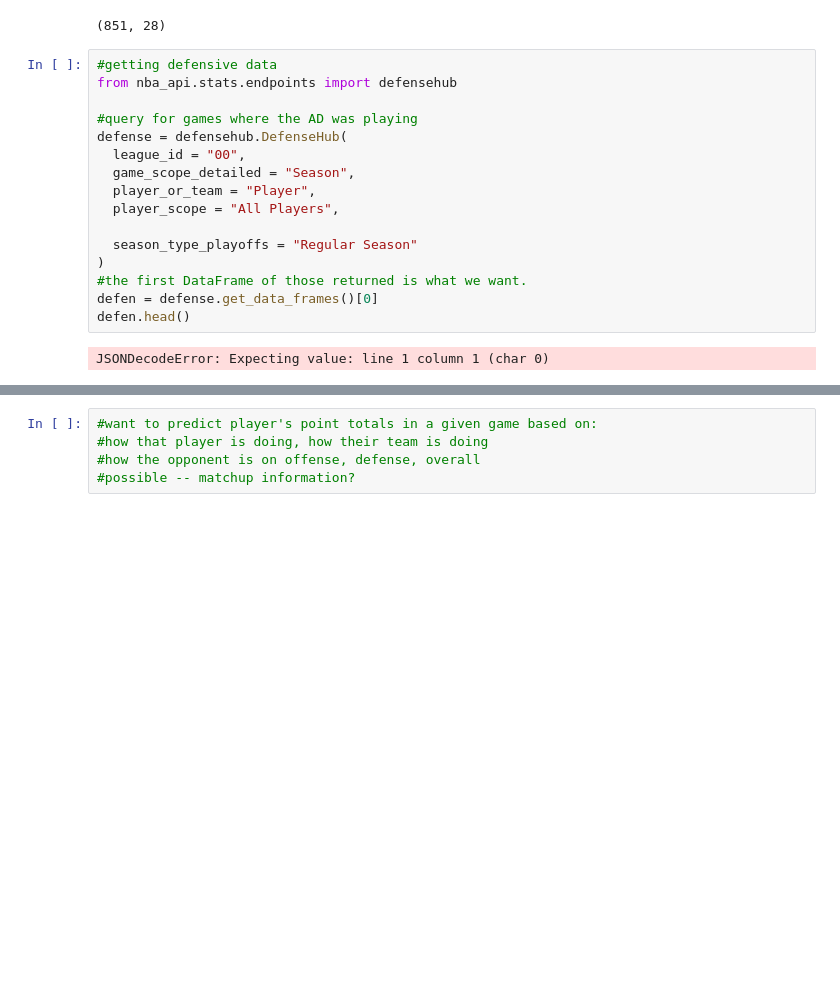
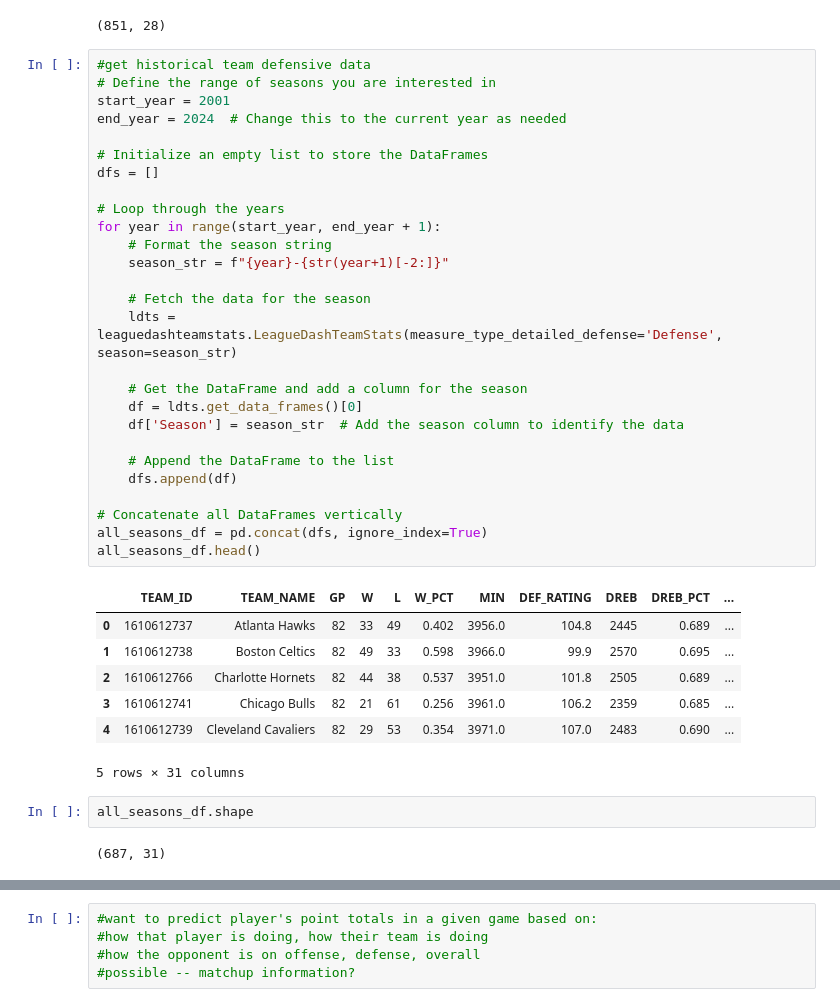
Before and after one commit to Willemluyten3/playermodels, a Jupyter notebook: nba_api_intro.ipynb, the cells around one changed output, grey strips where cells are left out. Cells and saved outputs as stored; diff of their text form; blank space fills up the shorter version.

Commit message:
merging datasets for player prop time series prediction

```diff
--- a/nba_api_intro.ipynb
+++ b/nba_api_intro.ipynb
@@ -87,21 +91,42 @@ games.head()
 games.shape
 # %% [output]
 (851, 28)
-# %%
-#getting defensive data
-from nba_api.stats.endpoints import defensehub
-
-#query for games where the AD was playing
-defense = defensehub.DefenseHub(
-  league_id = "00",
-  game_scope_detailed = "Season",
-  player_or_team = "Player",
-  player_scope = "All Players",
-
-  season_type_playoffs = "Regular Season"
-)
-#the first DataFrame of those returned is what we want.
-defen = defense.get_data_frames()[0]
-defen.head()
-# %% [output]
-JSONDecodeError: Expecting value: line 1 column 1 (char 0)
+# %%
+#get historical team defensive data
+# Define the range of seasons you are interested in
+start_year = 2001
+end_year = 2024  # Change this to the current year as needed
+
+# Initialize an empty list to store the DataFrames
+dfs = []
+
+# Loop through the years
+for year in range(start_year, end_year + 1):
+    # Format the season string
+    season_str = f"{year}-{str(year+1)[-2:]}"
+
+    # Fetch the data for the season
+    ldts = leaguedashteamstats.LeagueDashTeamStats(measure_type_detailed_defense='Defense', season=season_str)
+
+    # Get the DataFrame and add a column for the season
+    df = ldts.get_data_frames()[0]
+    df['Season'] = season_str  # Add the season column to identify the data
+
+    # Append the DataFrame to the list
+    dfs.append(df)
+
+# Concatenate all DataFrames vertically
+all_seasons_df = pd.concat(dfs, ignore_index=True)
+all_seasons_df.head()
+# %% [output]
+|  | TEAM_ID | TEAM_NAME | GP | W | L | W_PCT | MIN | DEF_RATING | DREB | DREB_PCT | ... |
+| 0 | 1610612737 | Atlanta Hawks | 82 | 33 | 49 | 0.402 | 3956.0 | 104.8 | 2445 | 0.689 | ... |
+| 1 | 1610612738 | Boston Celtics | 82 | 49 | 33 | 0.598 | 3966.0 | 99.9 | 2570 | 0.695 | ... |
+| 2 | 1610612766 | Charlotte Hornets | 82 | 44 | 38 | 0.537 | 3951.0 | 101.8 | 2505 | 0.689 | ... |
+| 3 | 1610612741 | Chicago Bulls | 82 | 21 | 61 | 0.256 | 3961.0 | 106.2 | 2359 | 0.685 | ... |
+| 4 | 1610612739 | Cleveland Cavaliers | 82 | 29 | 53 | 0.354 | 3971.0 | 107.0 | 2483 | 0.690 | ... |
+5 rows × 31 columns
+# %%
+all_seasons_df.shape
+# %% [output]
+(687, 31)
```
Also changed, not shown: parts of 8 cells of this notebook.
